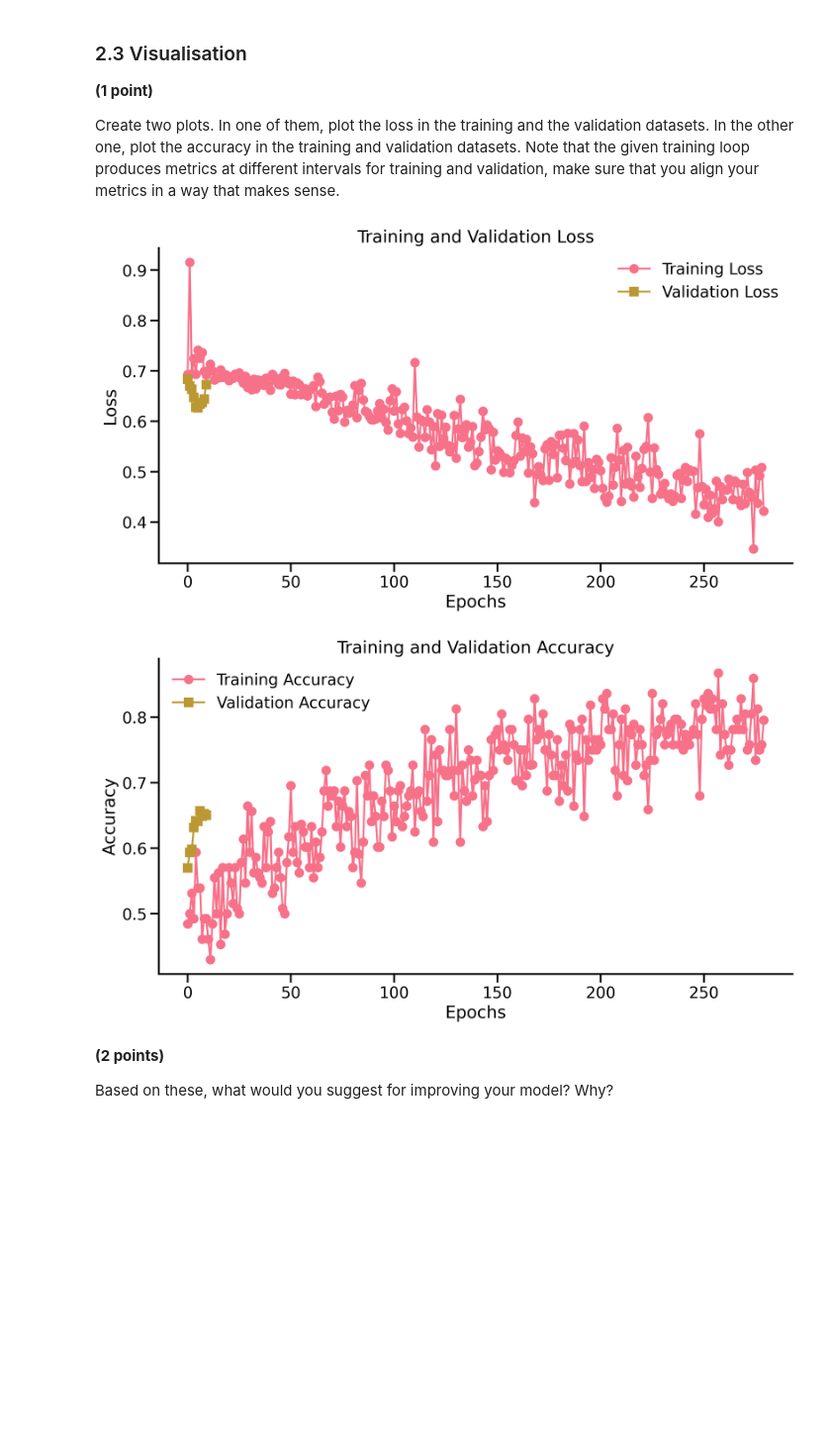
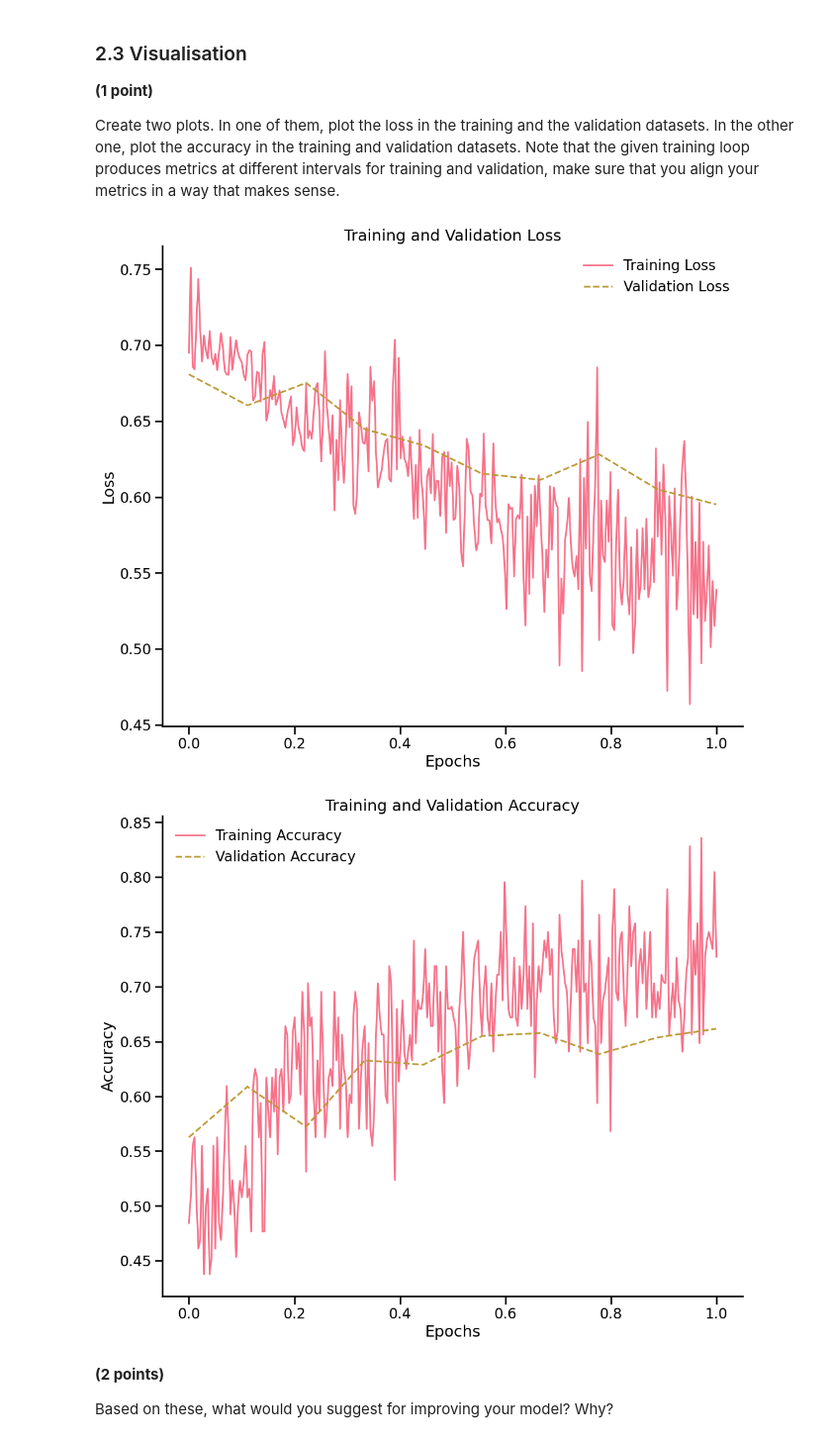
Before and after one commit to jingzhang00/deep-machine-learning, a Jupyter notebook: home-assignments/HA1/HA1.ipynb, the cells around one changed output. Shown at 99% size. Saved outputs shown, nothing was run; the diff lists cells and outputs as text; code cells hidden in the pictures; blank space fills up the shorter version.

```diff
--- a/home-assignments/HA1/HA1.ipynb
+++ b/home-assignments/HA1/HA1.ipynb
@@ -640,8 +641,7 @@ img_size = 64
 batch_size = 128
 print_every = 7
 num_epochs = 10
-# lr = 1e-3  # acc.: 0.650
-lr = 1e-4
+lr = 5e-4
 
 transform = Compose([Resize((img_size, img_size)), ToTensor()])
 small_train = DogsCatsData(root=small_train_path, transform=transform)
@@ -699,24 +699,26 @@ Note that the given training loop produces metrics at different intervals for tr
 # %%
 # YOUR CODE HERE
 sns.set_context("talk")
 sns.set_palette("husl")
 
 def visual(train, val, test_name):
-    plt.figure(figsize=(12, 6), dpi=300)
-    plt.plot(train, label=f'Training {test_name}', linewidth=2, marker='o')
-    plt.plot(val, label=f'Validation {test_name}', linewidth=2, marker='s')
+    plt.figure(figsize=(12, 10))
+    train_x = np.linspace(0, 1, len(train))
+    val_x = np.linspace(0, 1, len(val))
+    plt.plot(train_x, train, label=f'Training {test_name}', linewidth=2, linestyle='-')
+    plt.plot(val_x, val, label=f'Validation {test_name}', linewidth=2, linestyle='--')
     plt.legend(frameon=False)
     plt.title(f'Training and Validation {test_name}')
     plt.xlabel('Epochs')
     plt.ylabel(test_name)
     sns.despine()
     plt.show()
 
 visual(train_losses, val_losses, 'Loss')
 visual(train_accs, val_accs, 'Accuracy')
 # %% [output]
-[figure, old version]
+[figure, new version]
-[figure, old version]
+[figure, new version]
 # %% [markdown]
 **(2 points)**
 
```
Also changed, not shown: parts of 9 cells of this notebook.
